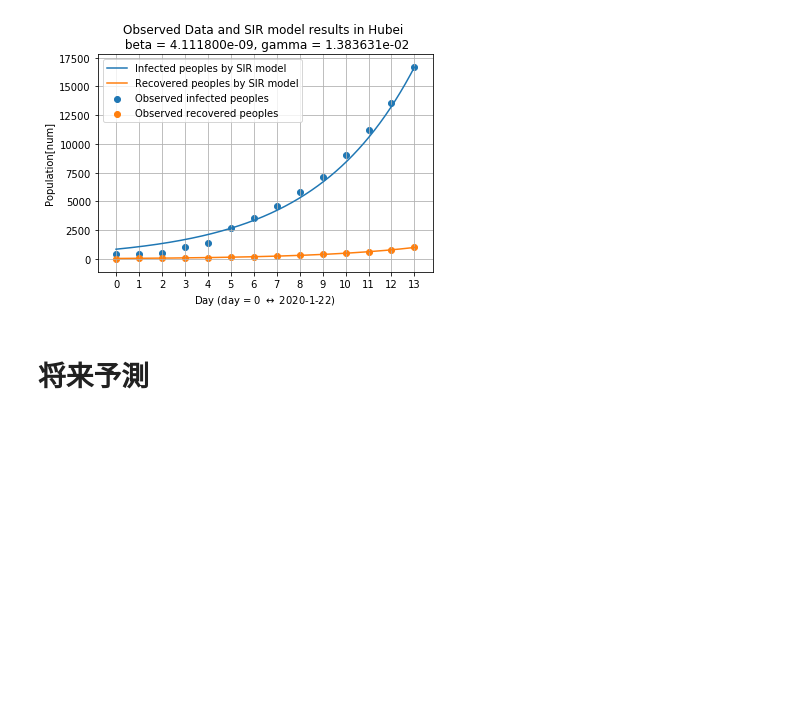
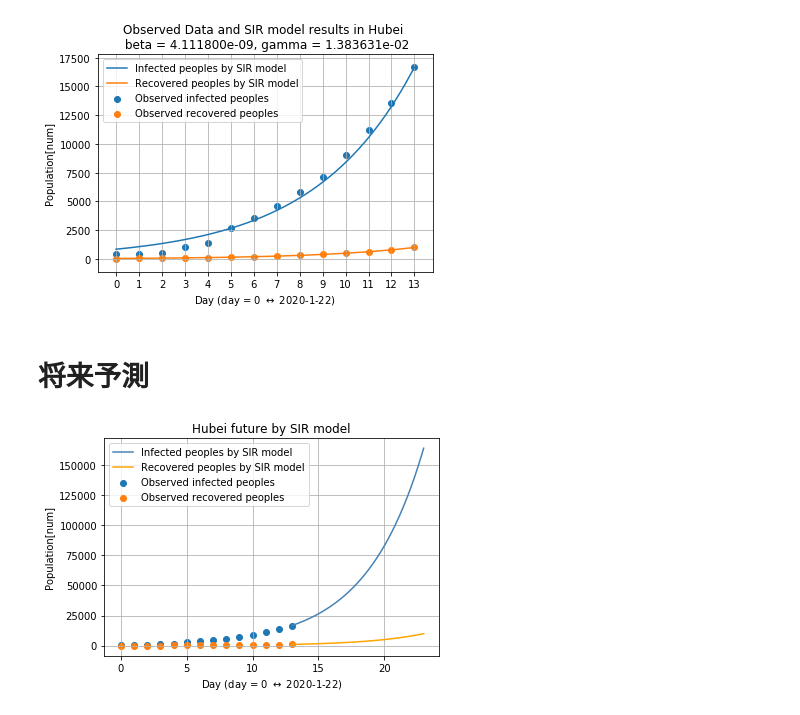
Before and after one commit to yuji0001/202002nCoV_analysis, a Jupyter notebook: Hubei_model.ipynb, the cells around one changed output. Drawn from its saved outputs; the diff is of its cells as text; code cells hidden in the pictures; blank space fills up the shorter version.

```diff
--- a/Hubei_model.ipynb
+++ b/Hubei_model.ipynb
@@ -176,5 +176,55 @@ plt.savefig('sample_img/SIR_model_Hubei.png')
 [figure]
 # %% [markdown]
 # 将来予測
+# %%
+
+times_f = np.arange(days[-1],days[-1] + 10+h,h)
+
+
+beta = betas[-2]
+gamma = gammas[-2]
+
+
+Sf = np.zeros(times_f.shape)
+If = np.zeros(times_f.shape)
+Rf = np.zeros(times_f.shape)
+Sf[0] = S_days[-1]
+If[0] = I_days[-1]
+Rf[0] = R_days[-1]
+
+
+for i in range(times_f.shape[0]-1):
+    Sf[i+1] = Sf[i] +  h*(-beta * Sf[i] * If[i])
+    If[i+1] = If[i] +  h*(beta * Sf[i] * If[i] - gamma * If[i])
+    Rf[i+1] = Rf[i] +  h*(gamma * If[i])
+#     非不のシステムなので
+    if Sf[i+1]<0:
+        Sf[i+1] = 0
+    if If[i+1]<0:
+        If[i+1] = 0
+    if Rf[i+1]<0:
+        Rf[i+1] = 0
+
+
+
+plt.scatter(days,I_days,label='Observed infected peoples')
+plt.scatter(days,R_days,label='Observed recovered peoples')
+
+plt.plot(times_f,If,label='Infected peoples by SIR model',color='steelblue')
+plt.plot(times_f,Rf,label='Recovered peoples by SIR model',color='orange')
+# plt.plot(times_f,Sf,label='Susceptible peoples by SIR model')
+
+
+
+plt.ylabel('Population[num]')
+plt.title('Hubei future by SIR model')
+plt.xlabel('Day (day = 0 $\leftrightarrow$ 2020-1-22)')
+
+plt.grid()
+plt.legend()
+
+plt.savefig('sample_img/Hubei_10days_future.png')
+# %% [output]
+[figure, added]
 # %%
 
```
Also changed, not shown: parts of 2 cells of this notebook, 6 other files.
